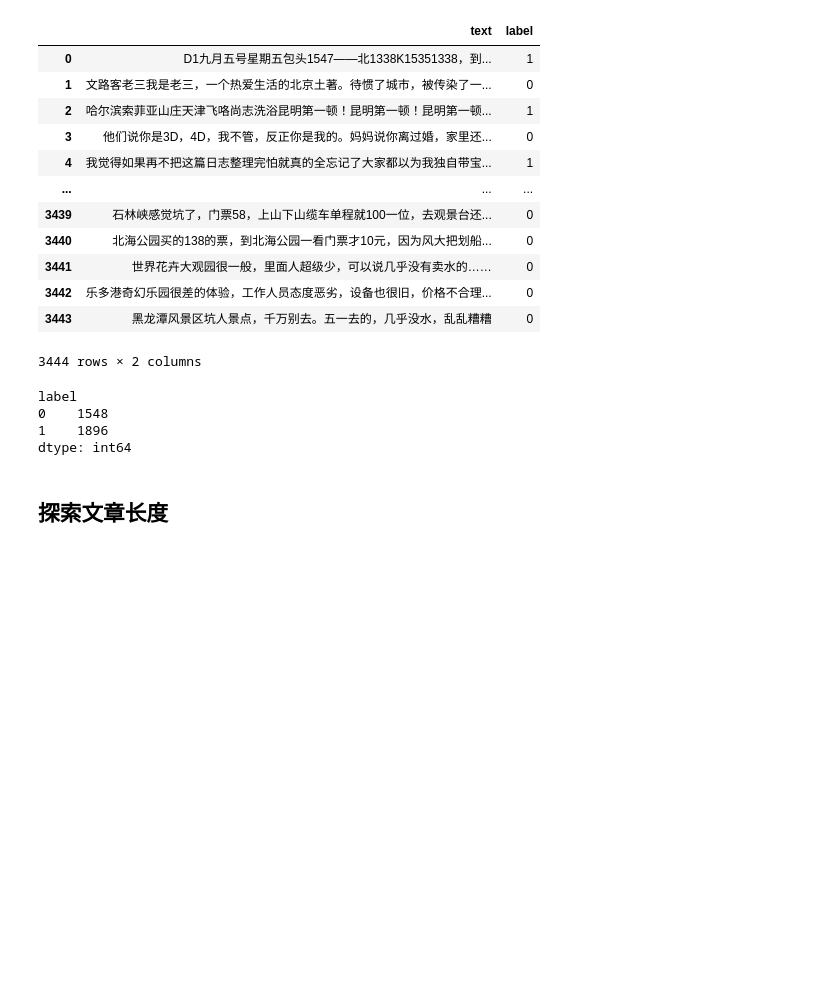
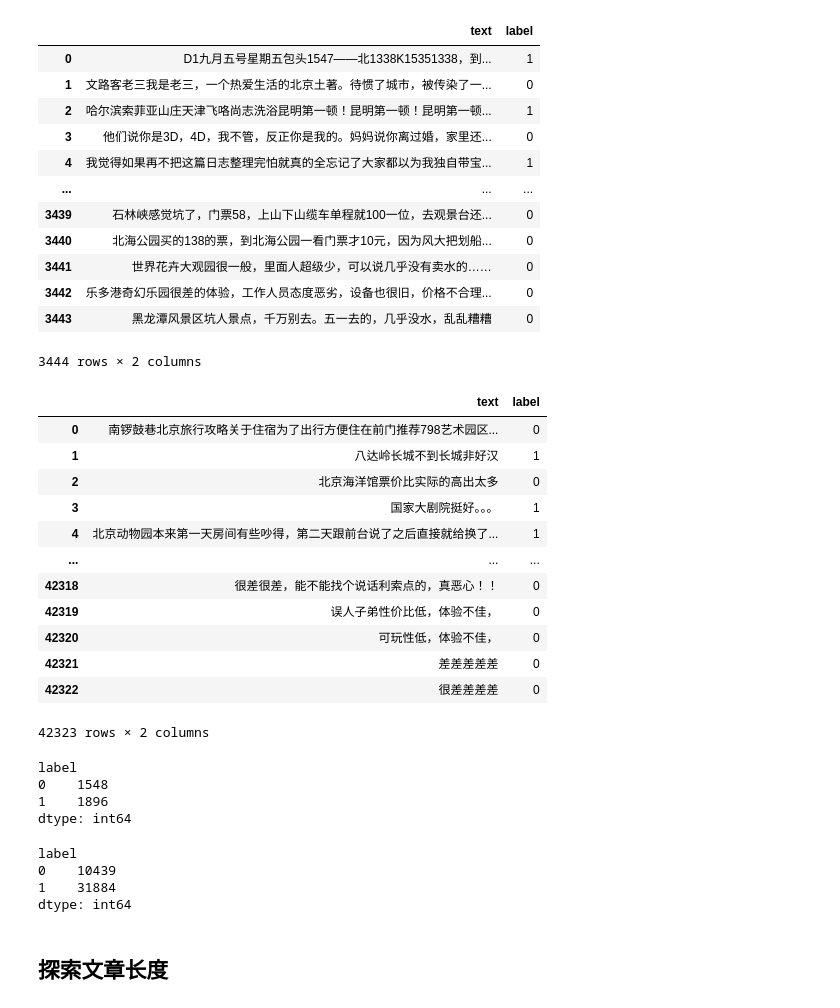
Before and after one commit to ChocolateLi/Pytorch, a Jupyter notebook: SentimentAnalysis/model/data_preprocessing.ipynb, the cells around one changed output. Drawn from its saved outputs; the diff is of its cells as text; code cells hidden in the pictures; blank space fills up the shorter version.

```diff
--- a/SentimentAnalysis/model/data_preprocessing.ipynb
+++ b/SentimentAnalysis/model/data_preprocessing.ipynb
@@ -106,3 +175,5 @@ dataset = load_dataset('csv',data_files='../data/MyDataset/data2/dataset.csv')
 Using custom data configuration default-2ba80473d89ccc09
 Downloading and preparing dataset csv/default to /home/chenli/.cache/huggingface/datasets/csv/default-2ba80473d89ccc09/0.0.0/652c3096f041ee27b04d2232d41f10547a8fecda3e284a79a0ec4053c916ef7a...
 Dataset csv downloaded and prepared to /home/chenli/.cache/huggingface/datasets/csv/default-2ba80473d89ccc09/0.0.0/652c3096f041ee27b04d2232d41f10547a8fecda3e284a79a0ec4053c916ef7a. Subsequent calls wi ...
+# %%
+dataset = load_dataset('csv',data_files='../data/MyDataset/travel_comment_data/travel_comments.csv')
@@ -137,6 +221,22 @@ pd_dataset
 | 3442 | 乐多港奇幻乐园很差的体验，工作人员态度恶劣，设备也很旧，价格不合理... | 0 |
 | 3443 | 黑龙潭风景区坑人景点，千万别去。五一去的，几乎没水，乱乱糟糟 | 0 |
 3444 rows × 2 columns
+# %%
+pd_dataset
+# %% [output]
+|  | text | label |
+| 0 | 南锣鼓巷北京旅行攻略关于住宿为了出行方便住在前门推荐798艺术园区... | 0 |
+| 1 | 八达岭长城不到长城非好汉 | 1 |
+| 2 | 北京海洋馆票价比实际的高出太多 | 0 |
+| 3 | 国家大剧院挺好。。。 | 1 |
+| 4 | 北京动物园本来第一天房间有些吵得，第二天跟前台说了之后直接就给换了... | 1 |
+| ... | ... | ... |
+| 42318 | 很差很差，能不能找个说话利索点的，真恶心！！ | 0 |
+| 42319 | 误人子弟性价比低，体验不佳， | 0 |
+| 42320 | 可玩性低，体验不佳， | 0 |
+| 42321 | 差差差差差 | 0 |
+| 42322 | 很差差差差 | 0 |
+42323 rows × 2 columns
 # %%
 # 对label进行分组，探索积极文本有多少，消极文本有多少
 gp = pd_dataset.groupby(by=['label'])
@@ -146,6 +246,15 @@ label
 0    1548
 1    1896
 dtype: int64
+# %%
+# 对label进行分组，探索积极文本有多少，消极文本有多少
+gp = pd_dataset.groupby(by=['label'])
+gp.size()
+# %% [output]
+label
+0    10439
+1    31884
+dtype: int64
 # %% [markdown]
 ## 探索文章长度
 # %%
```
Also changed, not shown: parts of 18 cells of this notebook, 29 other files.
